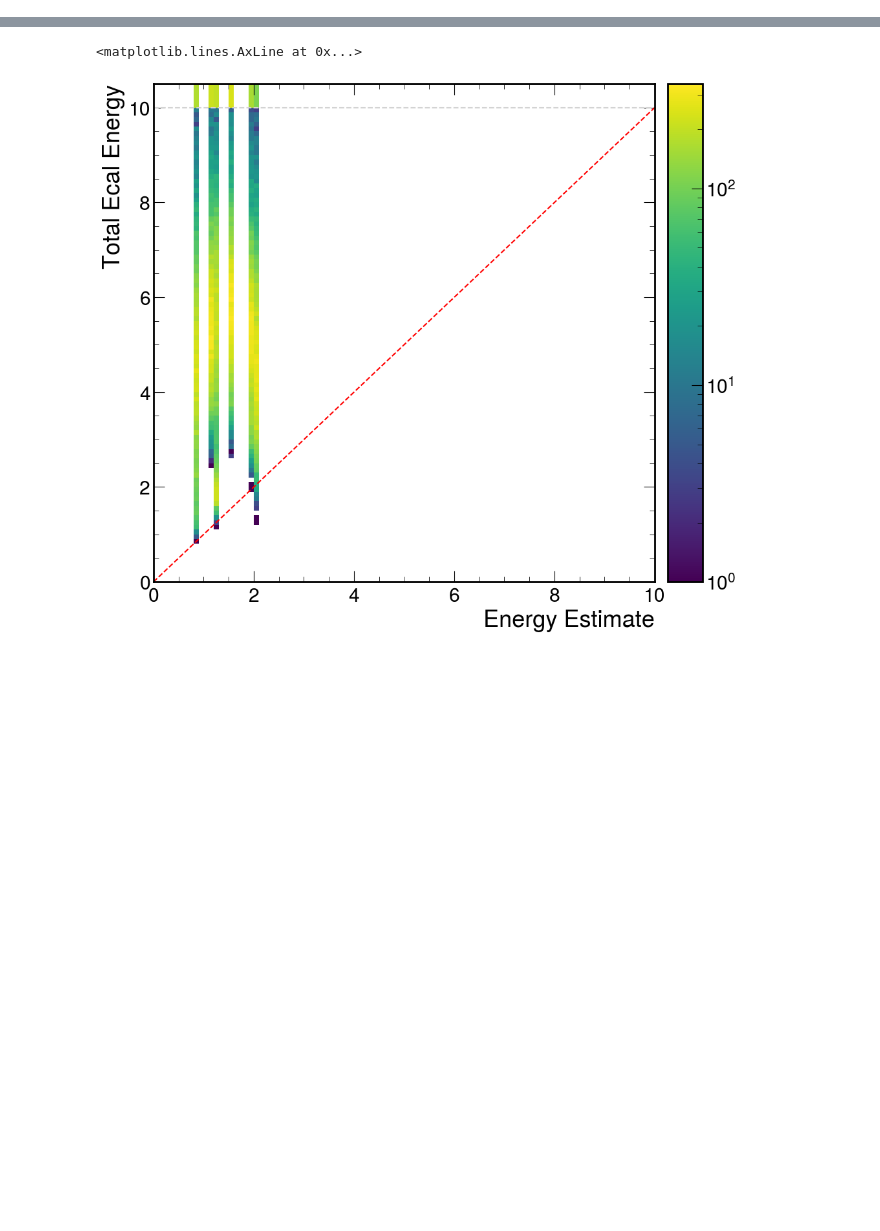
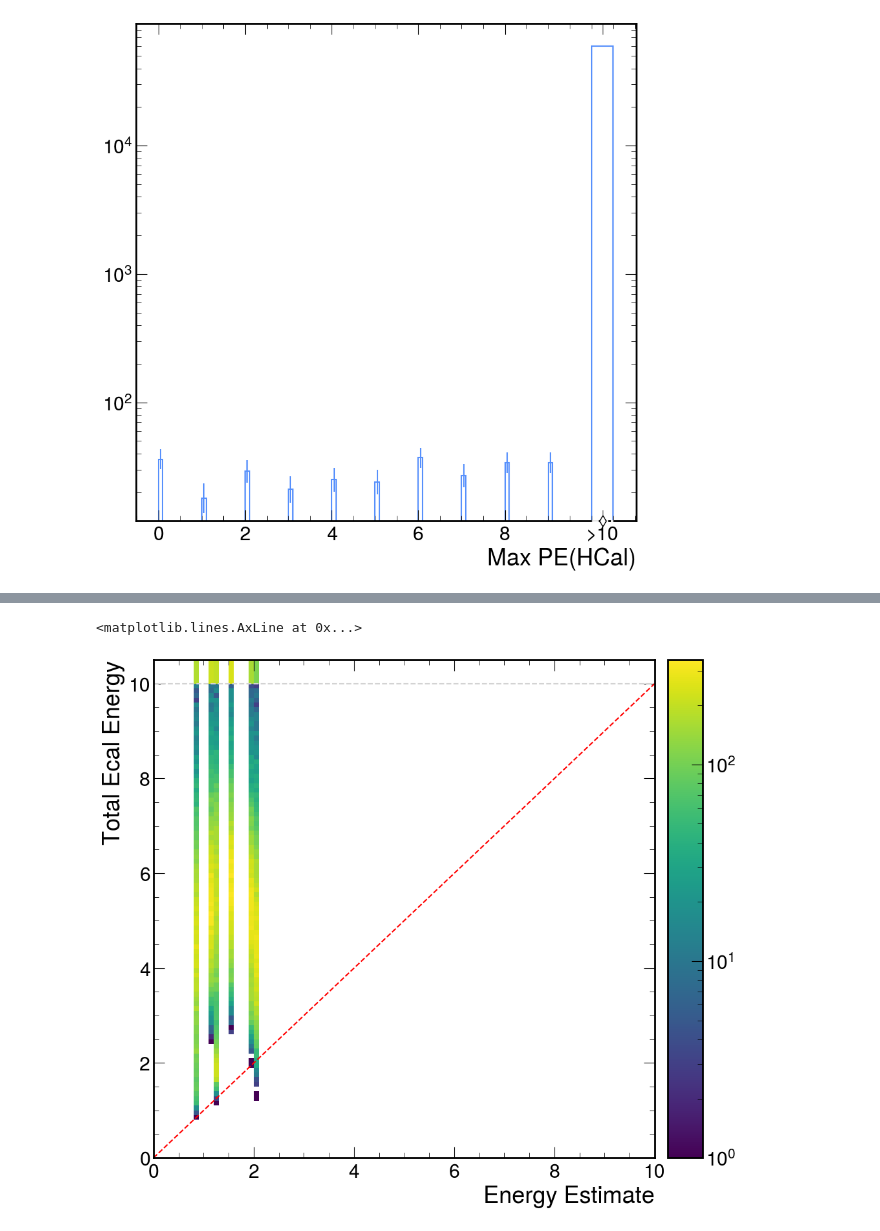
Before and after one commit to rodr1001/my_code, a Jupyter notebook: ldmx/EAT_Tracking/STREAMLINE-plot-eat-tracking-histograms.ipynb, the cells around one changed output, grey strips where cells are left out. Drawn from its saved outputs; the diff is of its cells as text; code cells hidden in the pictures; blank space fills up the shorter version.

```diff
--- a/ldmx/EAT_Tracking/STREAMLINE-plot-eat-tracking-histograms.ipynb
+++ b/ldmx/EAT_Tracking/STREAMLINE-plot-eat-tracking-histograms.ipynb
@@ -64 +65,17 @@ plt.savefig("blah-log.jpg")
+# %%
+#g = f['max_pe_event_5_Scooby'].to_hist().plot(flow='show', label = "Scooby")
+#q =f['max_pe_event_1_Fred'].to_hist().plot(flow='show', label = "Fred")
+#d =f['max_pe_event_2_Daphne'].to_hist().plot(flow='show', label = "Daphne")
+#z=f['max_pe_event_3_Velma'].to_hist().plot(flow='show', label = "Velma")
+#b =f['max_pe_event_4_Shaggy'].to_hist().plot(flow='show', label = "Shaggy")
+#h = f['max_pe_event_6_Scrappy'].to_hist().plot(flow='show', label = "Scrappy")
+j = f['max_pe'].to_hist().plot(flow='show')
+plt.yscale("log")
+#plt.legend(loc='best')
+
+#plt.xlim(0,10)
+#plt.title("Zone 0")
+#plt.savefig("max_pe_MI.jpg")
+# %% [output]
+[figure, added]
 # %%
```
Also changed, not shown: parts of 4 cells of this notebook, 1 other file.
